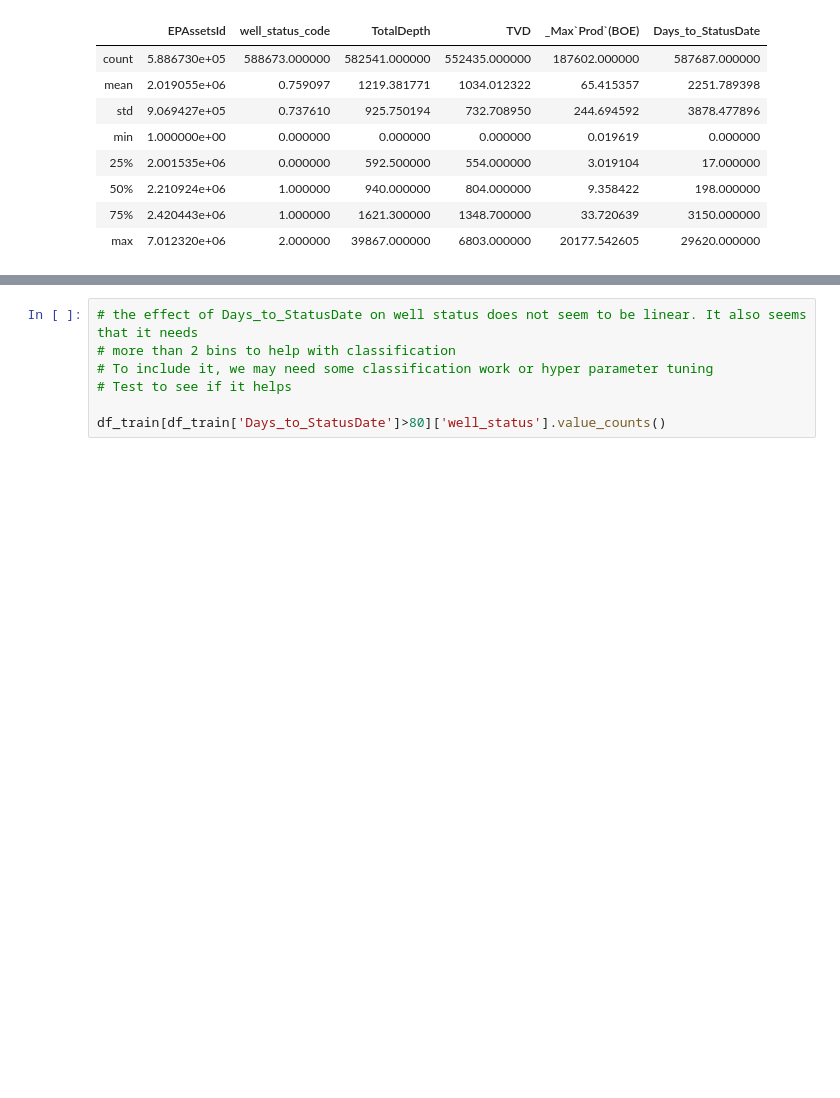
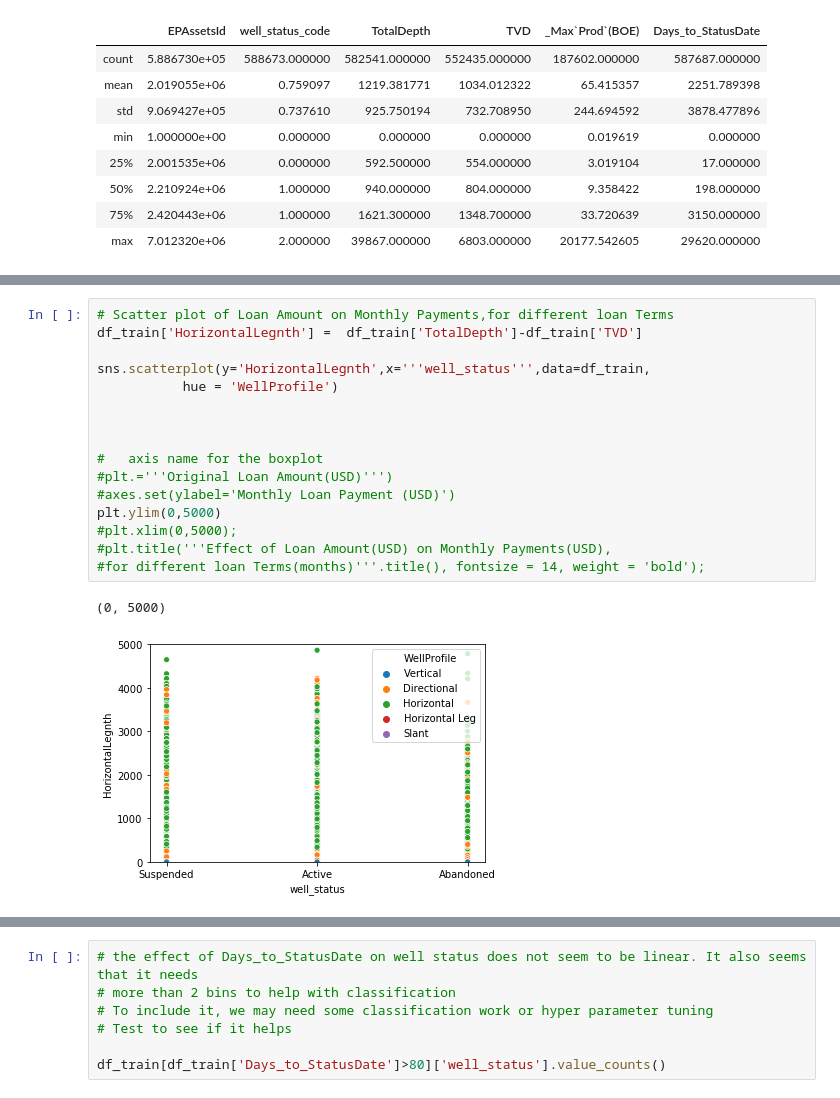
Before and after one commit to Mghane/reCLAIM-2019-Competition, a Jupyter notebook: Classification_Meisam.ipynb, the cells around one changed output, grey strips where cells are left out. Saved outputs shown, nothing was run; the diff lists cells and outputs as text; blank space fills up the shorter version.

```diff
--- a/Classification_Meisam.ipynb
+++ b/Classification_Meisam.ipynb
@@ -1160,0 +1179,19 @@ df_train.describe()
+# %%
+# Scatter plot of Loan Amount on Monthly Payments,for different loan Terms
+df_train['HorizontalLegnth'] =  df_train['TotalDepth']-df_train['TVD']
+
+sns.scatterplot(y='HorizontalLegnth',x='''well_status''',data=df_train,
+           hue = 'WellProfile')
+
+
+
+#   axis name for the boxplot
+#plt.='''Original Loan Amount(USD)''')
+#axes.set(ylabel='Monthly Loan Payment (USD)')
+plt.ylim(0,5000)
+#plt.xlim(0,5000);
+#plt.title('''Effect of Loan Amount(USD) on Monthly Payments(USD),
+#for different loan Terms(months)'''.title(), fontsize = 14, weight = 'bold');
+# %% [output]
+(0, 5000)
+[figure, added]
```
Also changed, not shown: parts of 10 cells of this notebook.
